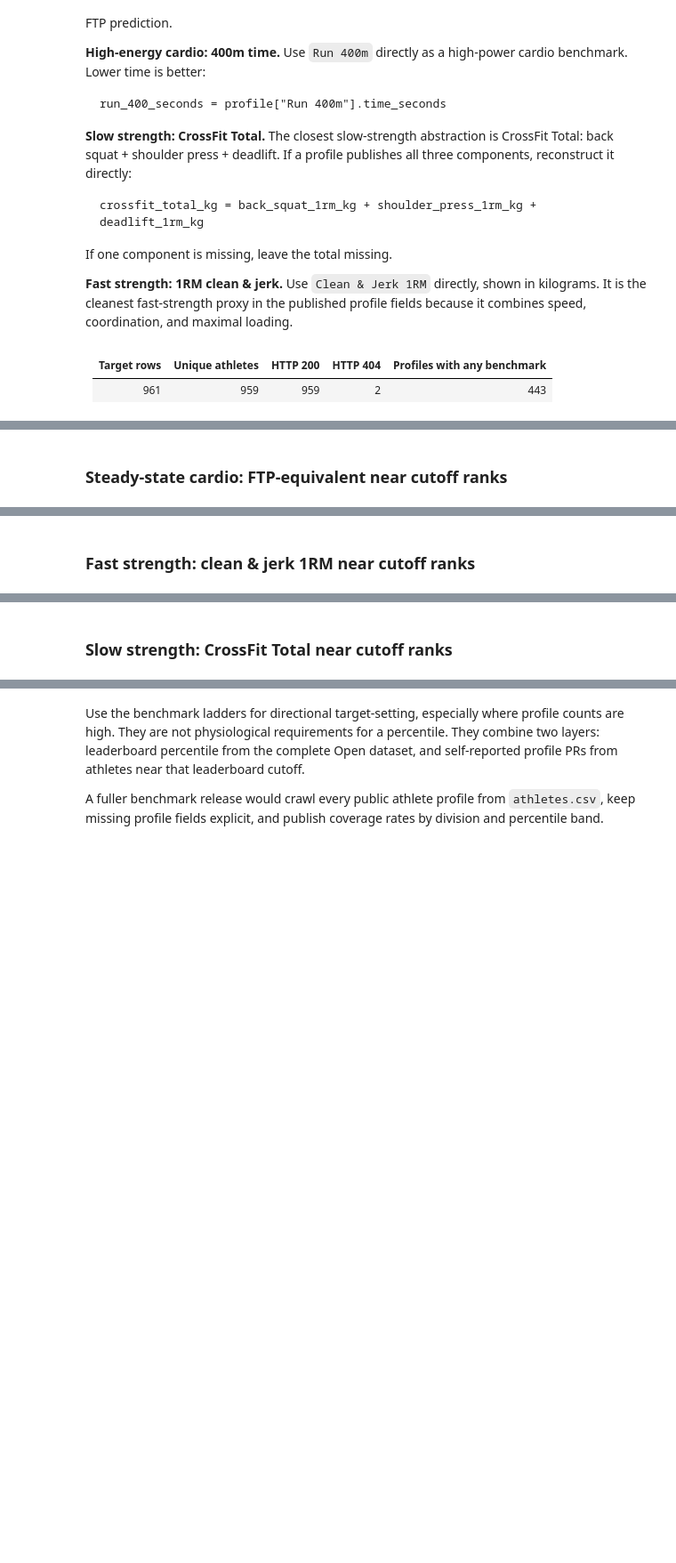
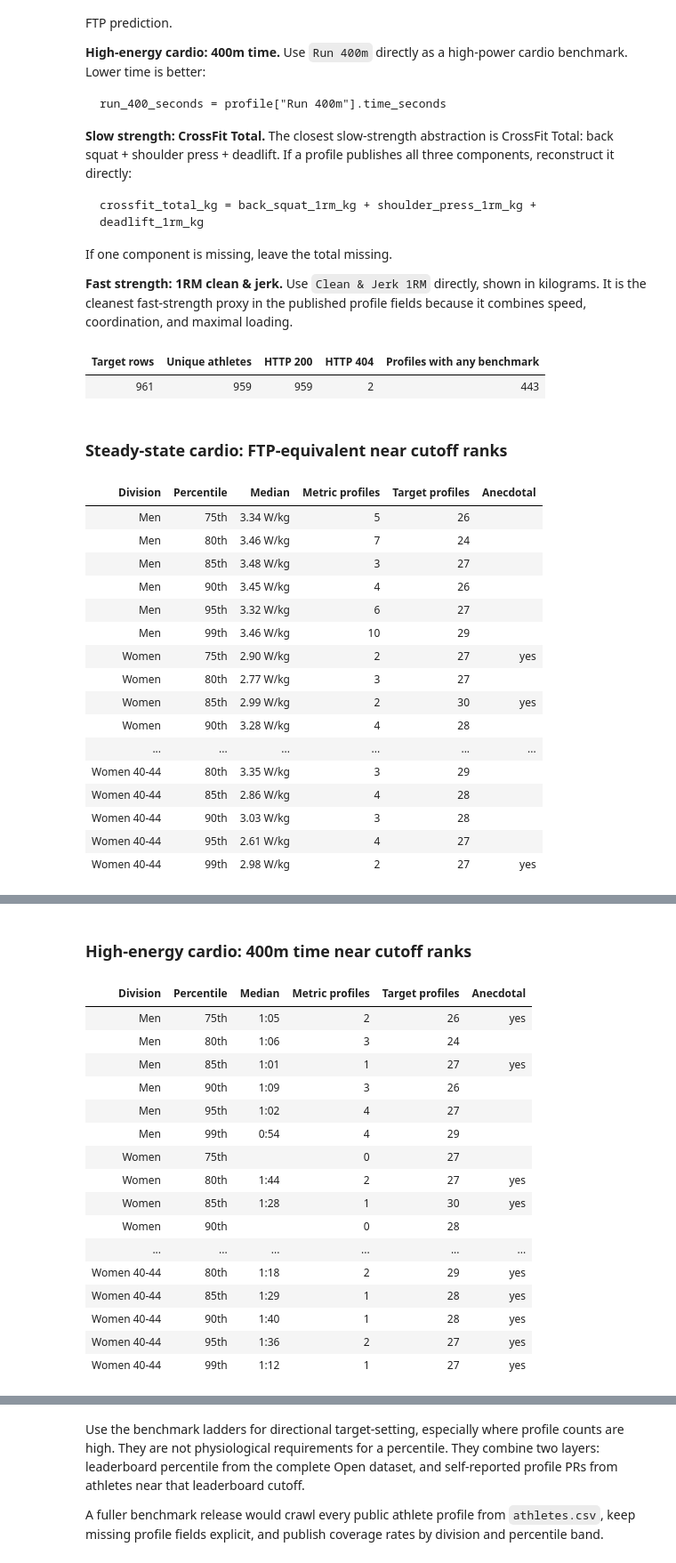
Before and after one commit to leblancfg/leblancfg.github.io, a Jupyter notebook: content/CrossFit Open 2026 Athlete Dataset.ipynb, the cells around one changed output, grey strips where cells are left out. Shown at 89% size. Saved outputs shown, nothing was run; the diff lists cells and outputs as text; code cells hidden in the pictures; blank space fills up the shorter version.

```diff
--- a/content/CrossFit Open 2026 Athlete Dataset.ipynb
+++ b/content/CrossFit Open 2026 Athlete Dataset.ipynb
@@ -575,9 +575,10 @@ coverage_summary = [
         fmt_int(sum(1 for row in targeted_profile_manifest if int(row["benchmark_stat_count"] or 0) > 0)),
     ]
 ]
-display(markdown_table(
+display(hidden_html_table(
     ["Target rows", "Unique athletes", "HTTP 200", "HTTP 404", "Profiles with any benchmark"],
     coverage_summary,
+    label="targeted benchmark crawl coverage",
 ))
 
 def metric_rows(metric: str, formatter, color: str, chart_division: str = "Men 35-39") -> list[dict[str, object]]:
@@ -605,34 +606,51 @@ def metric_rows(metric: str, formatter, color: str, chart_division: str = "Men 3
             scale_value = 0
             display = f"no values · 0/{denominator} profiles"
             row_color = "#555555"
         rows.append({"label": f"{chart_division} {percentile}th", "value": value, "scale_value": scale_value, "display": display, "color": row_color})
     return rows
 
 def metric_lookup_rows(metric: str, formatter) -> list[list[object]]:
     rows = []
     for division_name, percentile in cohort_order:
         values = cohort_values(division_name, percentile, metric)
         denominator = cohort_denominator(division_name, percentile)
         rows.append([
             division_name,
             f"{percentile}th",
             formatter(median(values)) if values else "",
             len(values),
             denominator,
             "yes" if 0 < len(values) < 3 else "",
         ])
     return rows
 
 for title, metric, formatter, color, note in [
     ("Steady-state cardio: FTP-equivalent near cutoff ranks", "ftp_equiv_wkg", lambda value: f"{value:.2f} W/kg", "#6a8759", "Men 35-39 worked example; median from valid Run 5k profiles."),
     ("High-energy cardio: 400m time near cutoff ranks", "run_400_seconds", seconds_to_mmss, "#cc7832", "Men 35-39 worked example; lower time is better, so bar length is reversed."),
     ("Fast strength: clean & jerk 1RM near cutoff ranks", "clean_jerk_kg", lambda value: f"{value:.0f} kg", "#6897bb", "Men 35-39 worked example; median published Clean & Jerk 1RM."),
     ("Slow strength: CrossFit Total near cutoff ranks", "crossfit_total_kg", lambda value: f"{value:.0f} kg", "#9876aa", "Men 35-39 worked example; requires squat, press, and deadlift."),
 ]:
     display(Markdown(f"### {title}"))
-    display(markdown_table(["Division", "Percentile", "Median", "Metric profiles", "Target profiles", "Anecdotal"], metric_lookup_rows(metric, formatter)))
+    display(hidden_html_table(["Division", "Percentile", "Median", "Metric profiles", "Target profiles", "Anecdotal"], metric_lookup_rows(metric, formatter), label=f"{title} lookup"))
     display_svg(bar_svg(title, metric_rows(metric, formatter, color), note=note, left=145, width=980))
 # %% [output]
+| Target rows | Unique athletes | HTTP 200 | HTTP 404 | Profiles with any benchmark |
+| 961 | 959 | 959 | 2 | 443 |
-| Target rows | Unique athletes | HTTP 200 | HTTP 404 | Profiles with any benchmark |
-| --- | --- | --- | --- | --- |
-| 961 | 959 | 959 | 2 | 443 |
+### Steady-state cardio: FTP-equivalent near cutoff ranks
+| Division | Percentile | Median | Metric profiles | Target profiles | Anecdotal |
+| Men | 75th | 3.34 W/kg | 5 | 26 |  |
+| Men | 80th | 3.46 W/kg | 7 | 24 |  |
+| Men | 85th | 3.48 W/kg | 3 | 27 |  |
+| Men | 90th | 3.45 W/kg | 4 | 26 |  |
+| Men | 95th | 3.32 W/kg | 6 | 27 |  |
+| Men | 99th | 3.46 W/kg | 10 | 29 |  |
+| Women | 75th | 2.90 W/kg | 2 | 27 | yes |
+| Women | 80th | 2.77 W/kg | 3 | 27 |  |
+| Women | 85th | 2.99 W/kg | 2 | 30 | yes |
+| Women | 90th | 3.28 W/kg | 4 | 28 |  |
+| ... | ... | ... | ... | ... | ... |
+| Women 40-44 | 80th | 3.35 W/kg | 3 | 29 |  |
+| Women 40-44 | 85th | 2.86 W/kg | 4 | 28 |  |
+| Women 40-44 | 90th | 3.03 W/kg | 3 | 28 |  |
+| Women 40-44 | 95th | 2.61 W/kg | 4 | 27 |  |
+| Women 40-44 | 99th | 2.98 W/kg | 2 | 27 | yes |
@@ -639 +658,18 @@ for title, metric, formatter, color, note in [
-### Steady-state cardio: FTP-equivalent near cutoff ranks
+### High-energy cardio: 400m time near cutoff ranks
+| Division | Percentile | Median | Metric profiles | Target profiles | Anecdotal |
+| Men | 75th | 1:05 | 2 | 26 | yes |
+| Men | 80th | 1:06 | 3 | 24 |  |
+| Men | 85th | 1:01 | 1 | 27 | yes |
+| Men | 90th | 1:09 | 3 | 26 |  |
+| Men | 95th | 1:02 | 4 | 27 |  |
+| Men | 99th | 0:54 | 4 | 29 |  |
+| Women | 75th |  | 0 | 27 |  |
+| Women | 80th | 1:44 | 2 | 27 | yes |
+| Women | 85th | 1:28 | 1 | 30 | yes |
+| Women | 90th |  | 0 | 28 |  |
+| ... | ... | ... | ... | ... | ... |
+| Women 40-44 | 80th | 1:18 | 2 | 29 | yes |
+| Women 40-44 | 85th | 1:29 | 1 | 28 | yes |
+| Women 40-44 | 90th | 1:40 | 1 | 28 | yes |
+| Women 40-44 | 95th | 1:36 | 2 | 27 | yes |
+| Women 40-44 | 99th | 1:12 | 1 | 27 | yes |
@@ -719 +696,0 @@ for title, metric, formatter, color, note in [
-### Fast strength: clean & jerk 1RM near cutoff ranks
@@ -759 +696,0 @@ for title, metric, formatter, color, note in [
-### Slow strength: CrossFit Total near cutoff ranks
```
Also changed, not shown: parts of 5 cells of this notebook.
